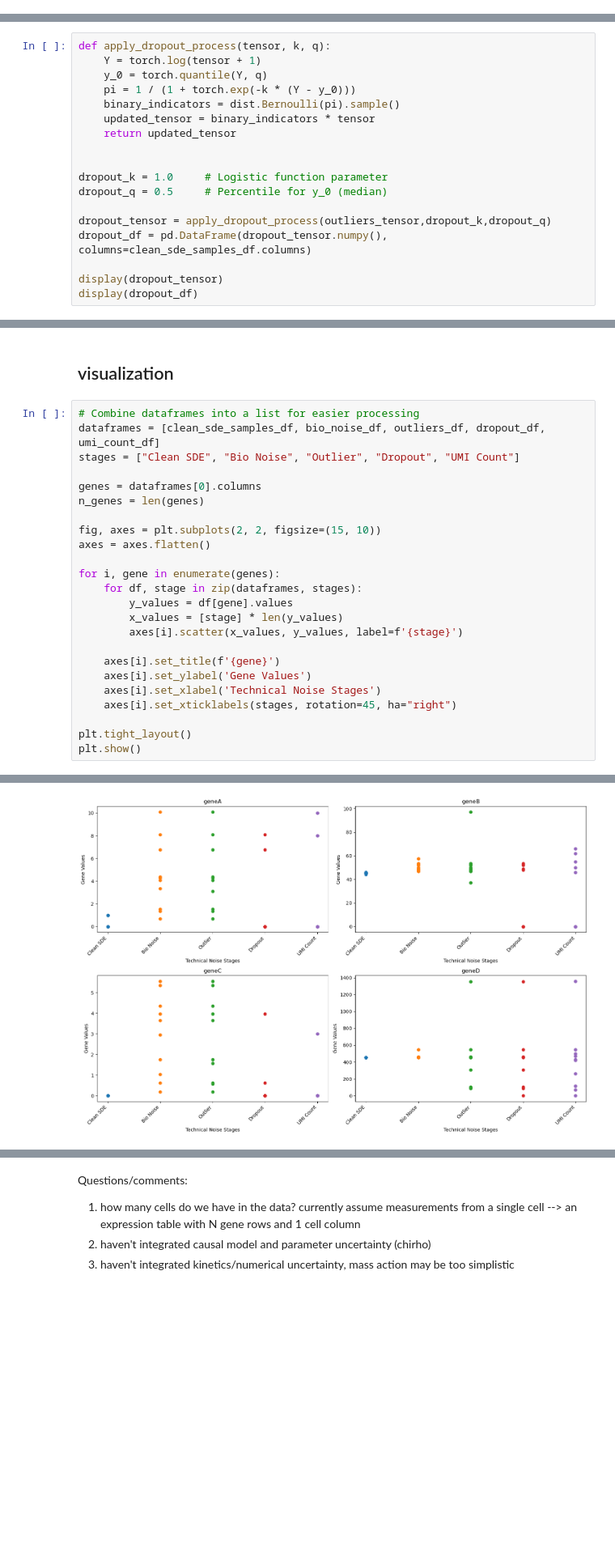
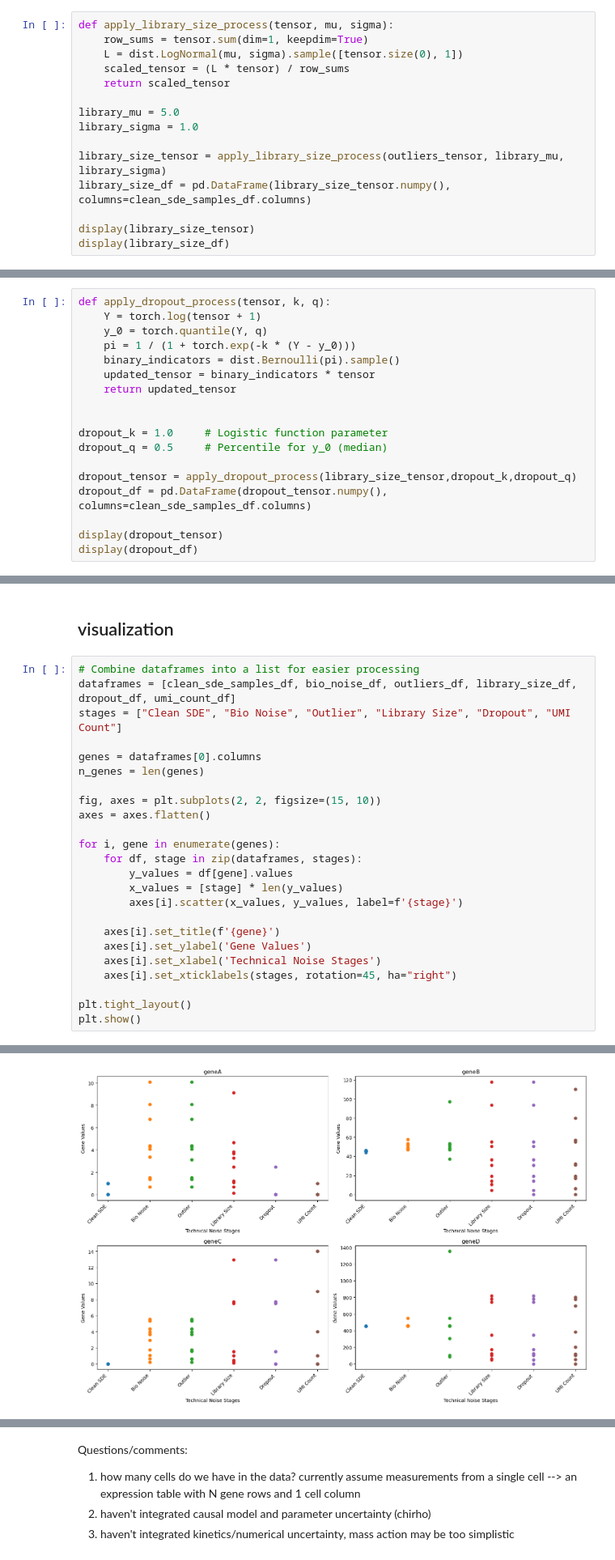
Before and after one commit to CRISPR-CARB/nocap, a Jupyter notebook: notebooks/uncertainty_modeling.ipynb, the cells around one changed output, grey strips where cells are left out. Shown at 81% size. Saved outputs shown, nothing was run; the diff lists cells and outputs as text; blank space fills up the shorter version.

Commit message:
added library size effect

```diff
--- a/notebooks/uncertainty_modeling.ipynb
+++ b/notebooks/uncertainty_modeling.ipynb
@@ -307,0 +313,15 @@ library size is used to model the uncertainty between multiple cell observations
+# %%
+def apply_library_size_process(tensor, mu, sigma):
+    row_sums = tensor.sum(dim=1, keepdim=True)
+    L = dist.LogNormal(mu, sigma).sample([tensor.size(0), 1])
+    scaled_tensor = (L * tensor) / row_sums
+    return scaled_tensor
+
+library_mu = 5.0
+library_sigma = 1.0
+
+library_size_tensor = apply_library_size_process(outliers_tensor, library_mu, library_sigma)
+library_size_df = pd.DataFrame(library_size_tensor.numpy(), columns=clean_sde_samples_df.columns)
+
+display(library_size_tensor)
+display(library_size_df)
@@ -334,7 +376,7 @@ def apply_dropout_process(tensor, k, q):
 dropout_k = 1.0     # Logistic function parameter
 dropout_q = 0.5     # Percentile for y_0 (median)
 
-dropout_tensor = apply_dropout_process(outliers_tensor,dropout_k,dropout_q)
+dropout_tensor = apply_dropout_process(library_size_tensor,dropout_k,dropout_q)
 dropout_df = pd.DataFrame(dropout_tensor.numpy(), columns=clean_sde_samples_df.columns)
 
 display(dropout_tensor)
@@ -403,37 +445,37 @@ tensor([[   0.,   55.,    0.,  262.],
 ## visualization
 # %%
 # Combine dataframes into a list for easier processing
-dataframes = [clean_sde_samples_df, bio_noise_df, outliers_df, dropout_df, umi_count_df]
-stages = ["Clean SDE", "Bio Noise", "Outlier", "Dropout", "UMI Count"]
+dataframes = [clean_sde_samples_df, bio_noise_df, outliers_df, library_size_df, dropout_df, umi_count_df]
+stages = ["Clean SDE", "Bio Noise", "Outlier", "Library Size", "Dropout", "UMI Count"]
 
 genes = dataframes[0].columns
 n_genes = len(genes)
 
 fig, axes = plt.subplots(2, 2, figsize=(15, 10))
 axes = axes.flatten()
 
 for i, gene in enumerate(genes):
     for df, stage in zip(dataframes, stages):
         y_values = df[gene].values
         x_values = [stage] * len(y_values)
         axes[i].scatter(x_values, y_values, label=f'{stage}')
 
     axes[i].set_title(f'{gene}')
     axes[i].set_ylabel('Gene Values')
     axes[i].set_xlabel('Technical Noise Stages')
     axes[i].set_xticklabels(stages, rotation=45, ha="right")
 
 plt.tight_layout()
 plt.show()
 # %% [output]
 set_ticklabels() should only be used with a fixed number of ticks, i.e. after set_ticks() or using a FixedLocator.
 
 
 set_ticklabels() should only be used with a fixed number of ticks, i.e. after set_ticks() or using a FixedLocator.
 
 
 set_ticklabels() should only be used with a fixed number of ticks, i.e. after set_ticks() or using a FixedLocator.
 
 
 set_ticklabels() should only be used with a fixed number of ticks, i.e. after set_ticks() or using a FixedLocator.
-[figure, old version]
+[figure, new version]
```
Also changed, not shown: parts of 7 cells of this notebook.
